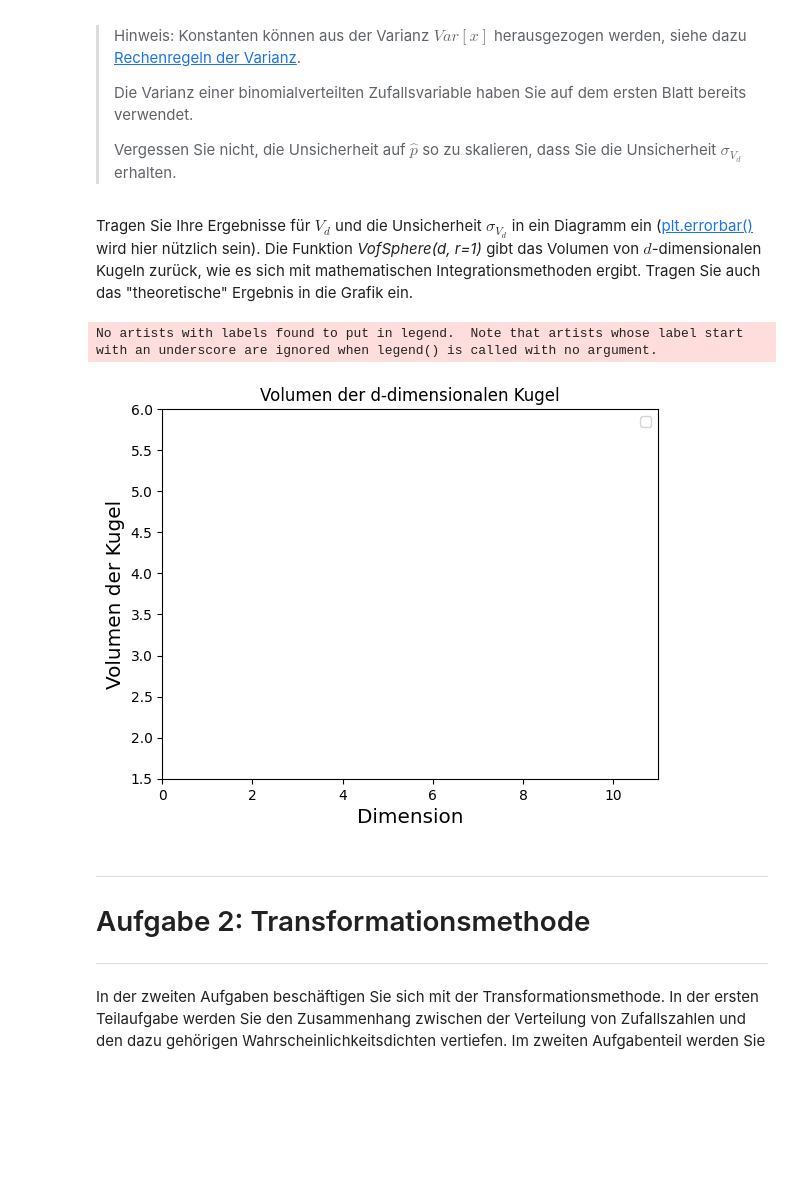
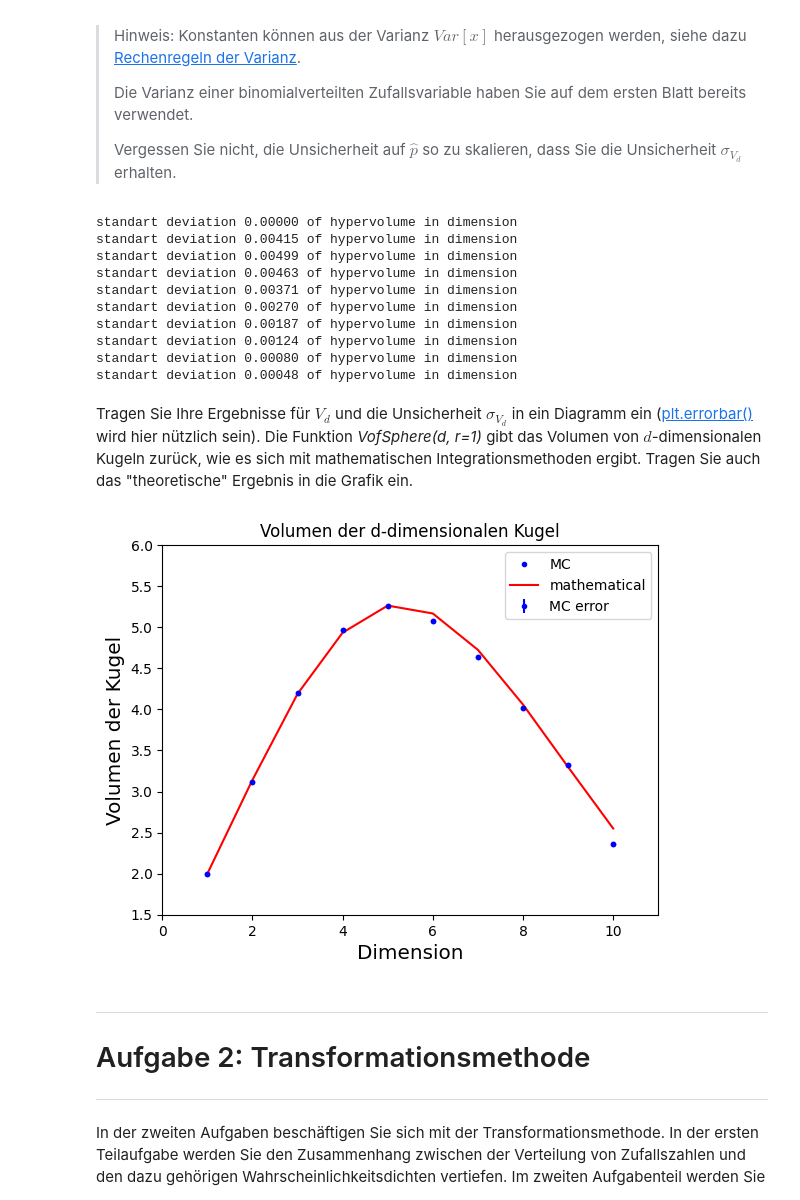
Before and after one commit to Jay-M1/Statistical_Data_Science, a Jupyter notebook: Blatt02.ipynb, the cells around one changed output. Saved outputs shown, nothing was run; the diff lists cells and outputs as text; code cells hidden in the pictures; blank space fills up the shorter version.

```diff
--- a/Blatt02.ipynb
+++ b/Blatt02.ipynb
@@ -95,37 +94,59 @@ Bestimmen Sie die statistische Unsicherheit $\sigma_{V_d}$ der Ergebnisse. Nutze
+# %%
+# uncertainty on MC results using binomial statistics
+p = vectors_in_hypersphere/npoints
+std = np.sqrt(npoints * p * (1-p))
+std_vol = std/npoints
+for i in std_vol: print(f'standart deviation {i:.5f} of hypervolume in dimension')
+# %% [output]
+standart deviation 0.00000 of hypervolume in dimension
+standart deviation 0.00415 of hypervolume in dimension
+standart deviation 0.00499 of hypervolume in dimension
+standart deviation 0.00463 of hypervolume in dimension
+standart deviation 0.00371 of hypervolume in dimension
+standart deviation 0.00270 of hypervolume in dimension
+standart deviation 0.00187 of hypervolume in dimension
+standart deviation 0.00124 of hypervolume in dimension
+standart deviation 0.00080 of hypervolume in dimension
+standart deviation 0.00048 of hypervolume in dimension
 # %% [markdown]
 Tragen Sie Ihre Ergebnisse für $V_d$ und die Unsicherheit $\sigma_{V_d}$ in ein Diagramm ein ([plt.errorbar()](https://matplotlib.org/stable/api/_as_gen/matplotlib.pyplot.errorbar.html) wird hier nützlich sein). Die Funktion *VofSphere(d, r=1)* gibt das Volumen von $d$-dimensionalen Kugeln zurück, wie es sich mit mathematischen Integrationsmethoden ergibt. Tragen Sie auch das "theoretische" Ergebnis in die Grafik ein.
 # %%
 def VofSphere(d, r=1):
     """
       calculate volume of a d-dimensional sphere with radius r
 
       Args:
         d: dimension
         r: radius
 
       Returns:
         (array of) float: d-dimensional Volume
     """
     V = r**d * np.pi**(d/2) / sp.gamma(d/2 + 1)
     return V
 
 # Volume from mathematical formula
 
+volumes_math = VofSphere(dim)
 
 # plot results (with matplotlib)
 
 
 
-plt.xlim(0, dmax+1.)
-plt.ylim(1.5, 6.)
-plt.xlabel('Dimension', fontsize='x-large')
-plt.ylabel('Volumen der Kugel', fontsize='x-large')
-plt.legend(loc='best')
-plt.title("Volumen der d-dimensionalen Kugel")
-plt.show()
+_ = plt.xlim(0, dmax+1.)
+_ = plt.ylim(1.5, 6.)
+_ = plt.xlabel('Dimension', fontsize='x-large')
+_ = plt.ylabel('Volumen der Kugel', fontsize='x-large')
+_ = plt.title("Volumen der d-dimensionalen Kugel")
+
+plt.plot(dim, Vmc, '.',label='MC', color='blue')
+plt.errorbar(dim, Vmc, yerr=std_vol, fmt='.', label='MC error', color='blue')
+plt.plot(dim, volumes_math, label='mathematical', color='red')
+
+_ = plt.legend(loc='best')
+_ = plt.show()
 # %% [output]
-No artists with labels found to put in legend.  Note that artists whose label start with an underscore are ignored when legend() is called with no argument.
-[figure, old version]
+[figure, new version]
 # %% [markdown]
 ---
 # Aufgabe 2: Transformationsmethode <a id="Aufgabe2"></a>
```
Also changed, not shown: parts of 3 cells of this notebook.
